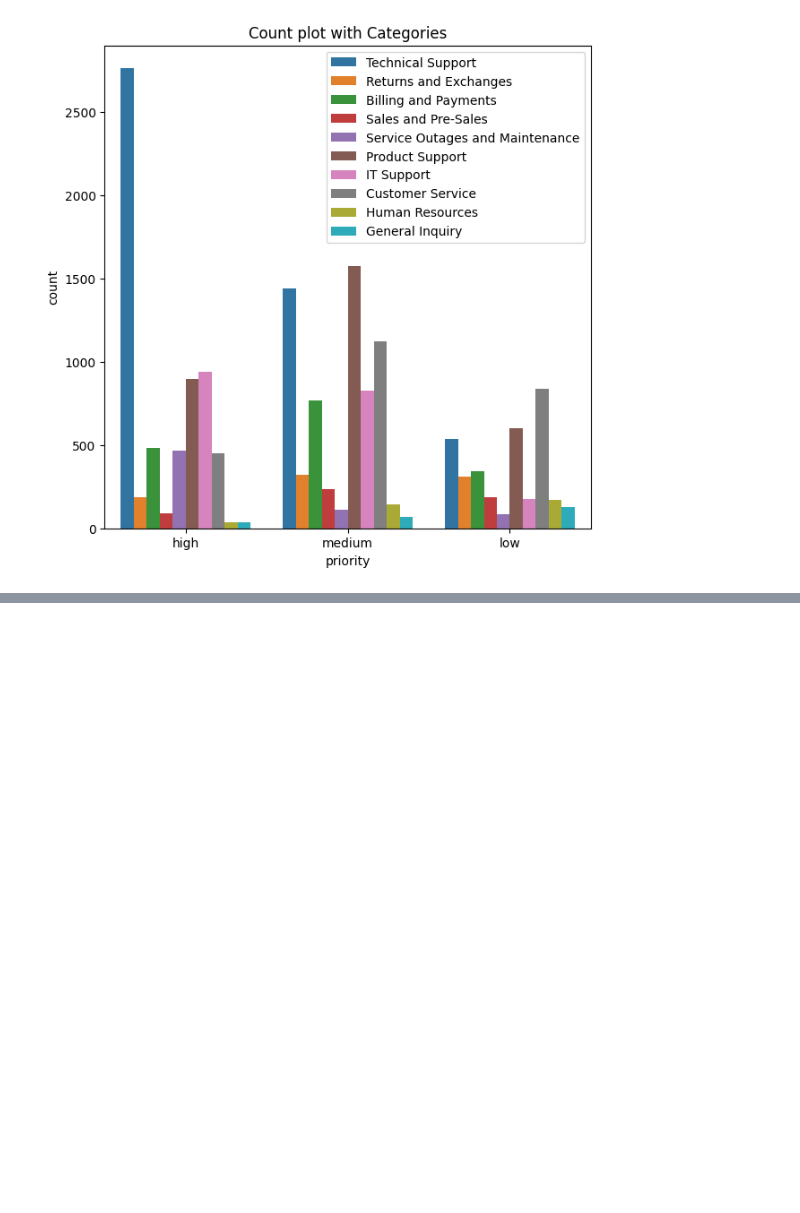
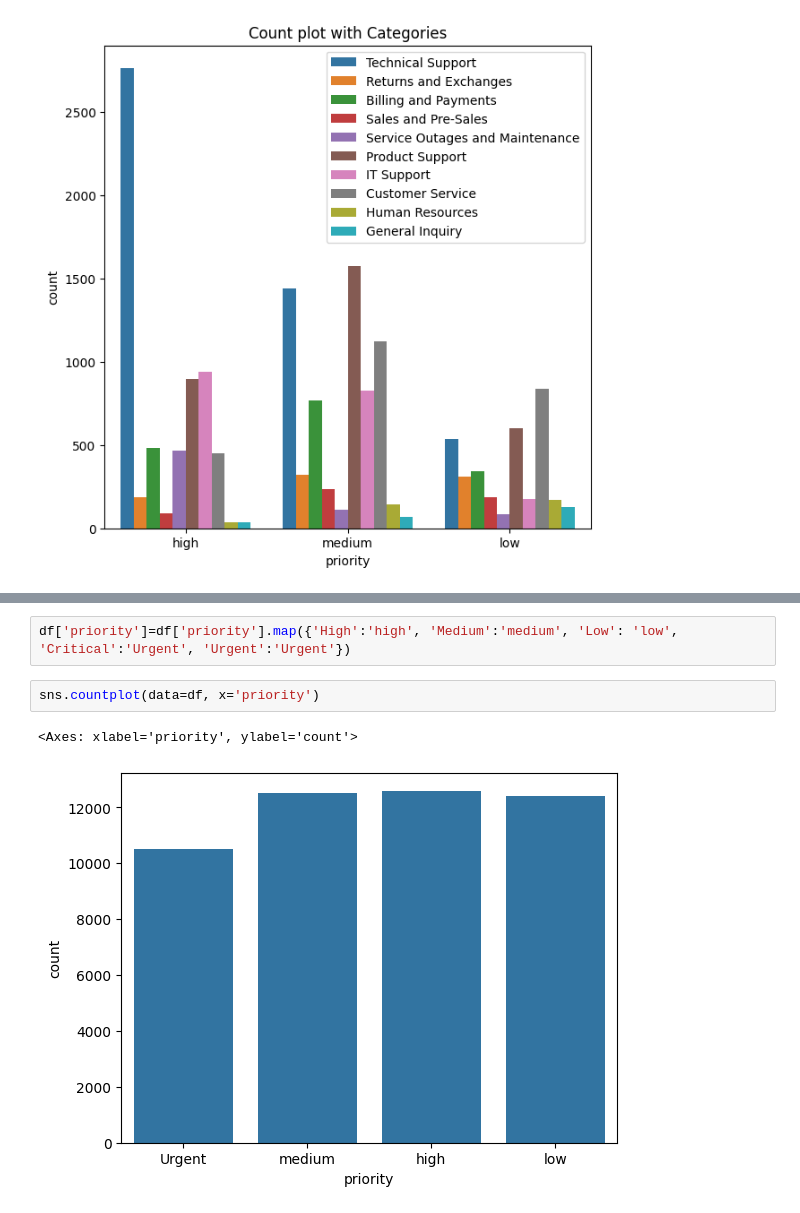
Before and after one commit to rohit-447/ml-learning, a Jupyter notebook: complaint-priority-system.ipynb, the cells around one changed output, grey strips where cells are left out. Cells and saved outputs as stored; diff of their text form; blank space fills up the shorter version.

```diff
--- a/complaint-priority-system.ipynb
+++ b/complaint-priority-system.ipynb
@@ -524,0 +667,7 @@ plt.show()
+# %%
+df['priority']=df['priority'].map({'High':'high', 'Medium':'medium', 'Low': 'low', 'Critical':'Urgent', 'Urgent':'Urgent'})
+# %%
+sns.countplot(data=df, x='priority')
+# %% [output]
+<Axes: xlabel='priority', ylabel='count'>
+[figure, added]
```
Also changed, not shown: parts of 28 cells of this notebook.
